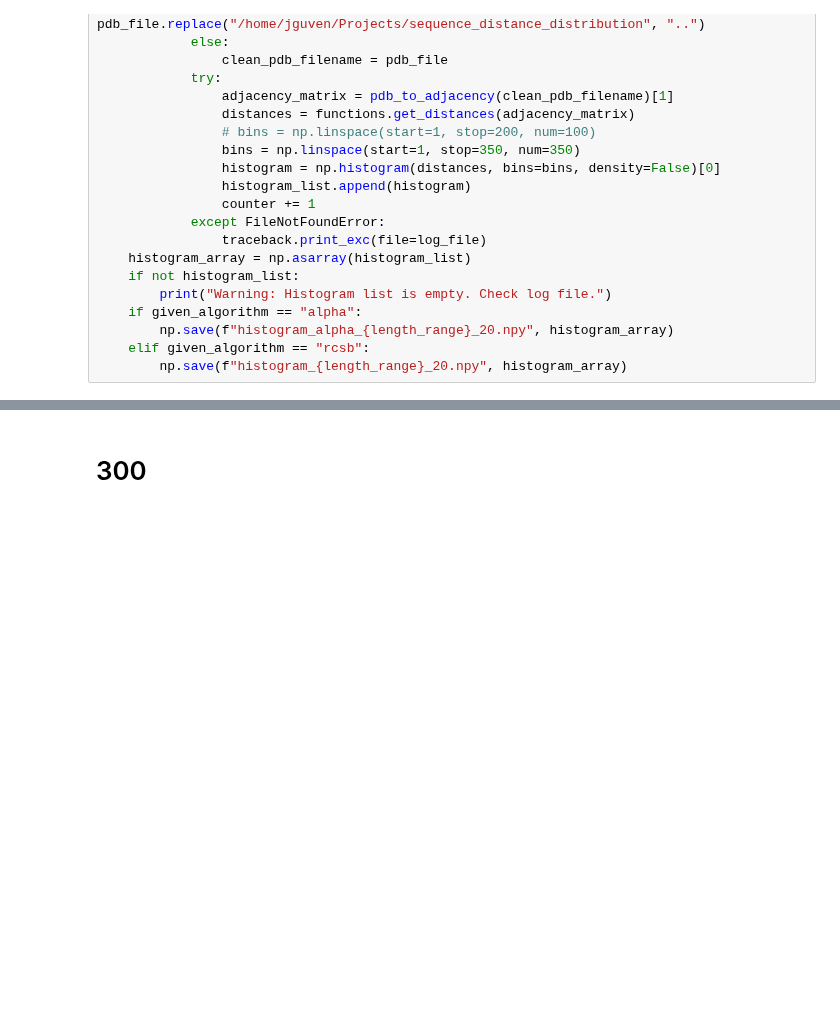
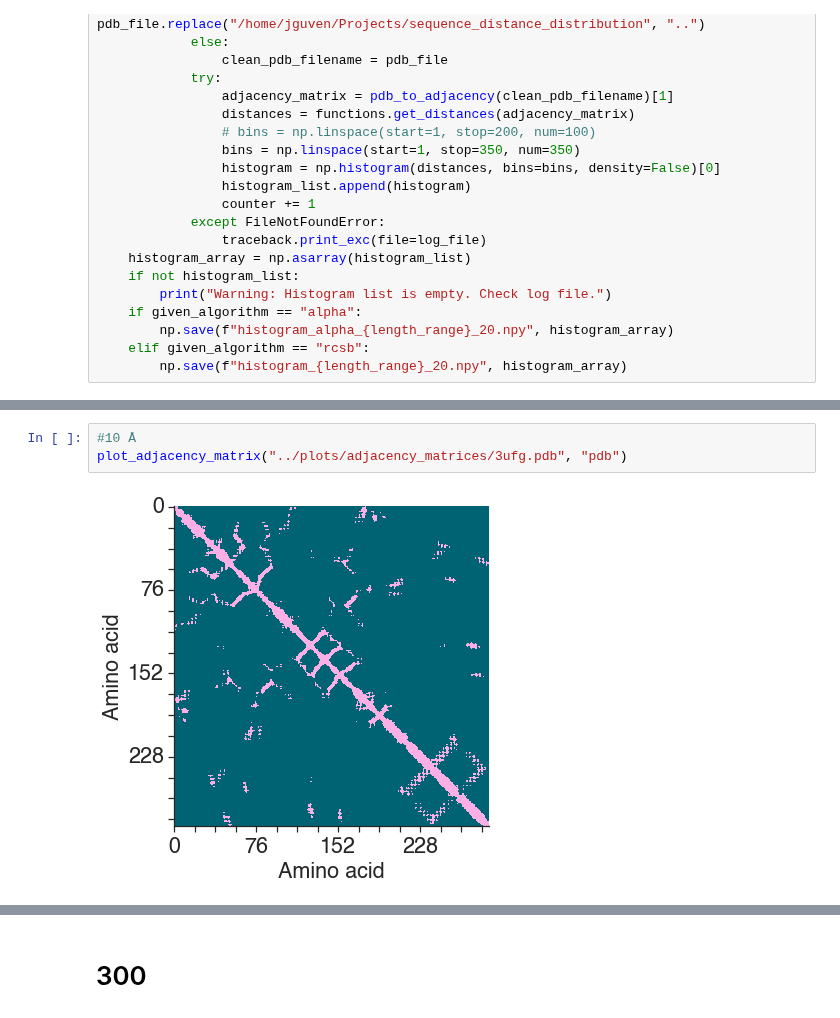
Before and after one commit to meyresearch/amino_acid_distance_distributions, a Jupyter notebook: scripts/playground.ipynb, the cells around one changed output, grey strips where cells are left out. Saved outputs shown, nothing was run; the diff lists cells and outputs as text; blank space fills up the shorter version.

```diff
--- a/scripts/playground.ipynb
+++ b/scripts/playground.ipynb
@@ -58,0 +132,5 @@ def return_distance_histogram(log_file: str, given_algorithm: str, length_range:
+# %%
+#10 Å
+plot_adjacency_matrix("../plots/adjacency_matrices/3ufg.pdb", "pdb")
+# %% [output]
+[figure, added]
```
Also changed, not shown: parts of 5 cells of this notebook, 21 other files.
